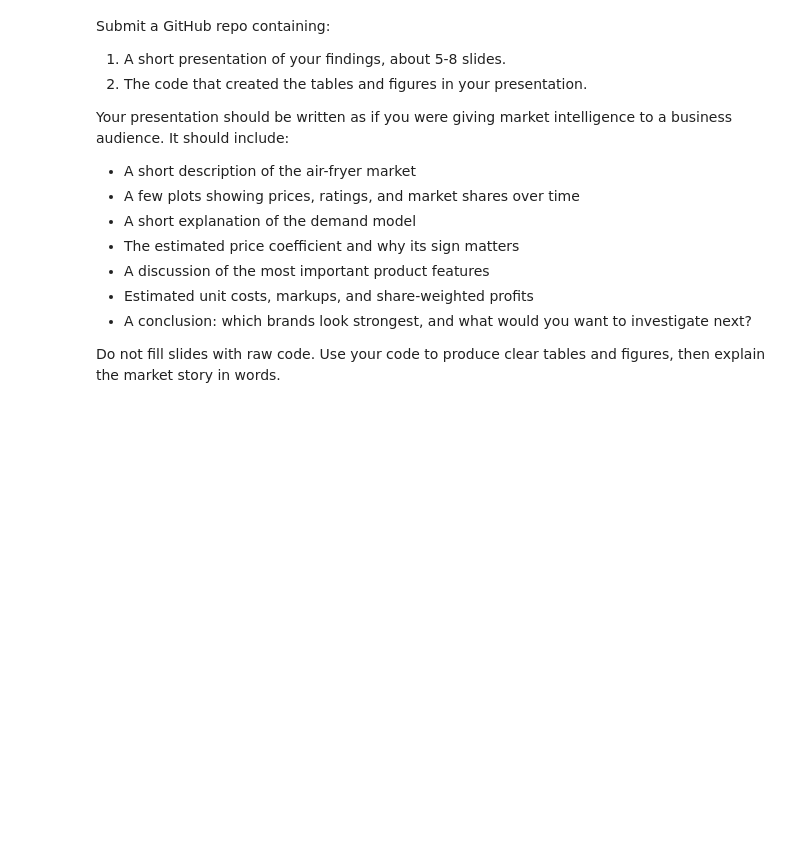
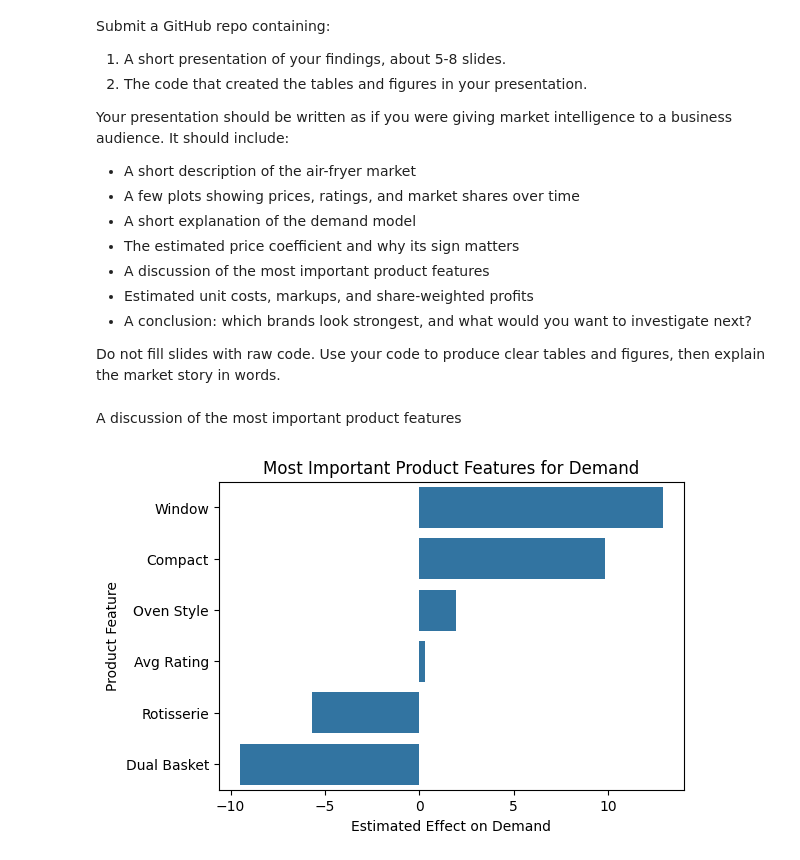
Before and after one commit to MadelineHeathh/ds3021finalproject, a Jupyter notebook: demand_estimation_lab.ipynb, the cells around one changed output. Saved outputs shown, nothing was run; the diff lists cells and outputs as text; code cells hidden in the pictures; blank space fills up the shorter version.

Commit message:
add graphs for slides

```diff
--- a/demand_estimation_lab.ipynb
+++ b/demand_estimation_lab.ipynb
@@ -505,3 +505,39 @@ Your presentation should be written as if you were giving market intelligence to
 - A conclusion: which brands look strongest, and what would you want to investigate next?
 
 Do not fill slides with raw code. Use your code to produce clear tables and figures, then explain the market story in words.
+# %% [markdown]
+A discussion of the most important product features
+# %%
+# only true product features
+feature_importance = coef_table.copy()
+
+feature_importance = feature_importance[
+    ~feature_importance["feature"].str.contains("brand_") &   # remove brands
+    ~feature_importance["feature"].str.contains("year_") &    # remove time dummies
+    ~feature_importance["feature"].isin(["intercept", "avg_price"])
+]
+
+# sorts by importance
+feature_importance = feature_importance.sort_values(
+    "coefficient", ascending=False
+)
+# takes top features
+top_features = feature_importance.head(8)
+# rename them for better presentation
+top_features["feature"] = top_features["feature"].str.replace("_share", "")
+top_features["feature"] = top_features["feature"].str.replace("_", " ").str.title()
+
+# plot for slides
+plt.figure(figsize=(6,4))
+sns.barplot(
+    data=top_features,
+    x="coefficient",
+    y="feature"
+)
+
+plt.title("Most Important Product Features for Demand")
+plt.xlabel("Estimated Effect on Demand")
+plt.ylabel("Product Feature")
+plt.show()
+# %% [output]
+[figure, added]
```
